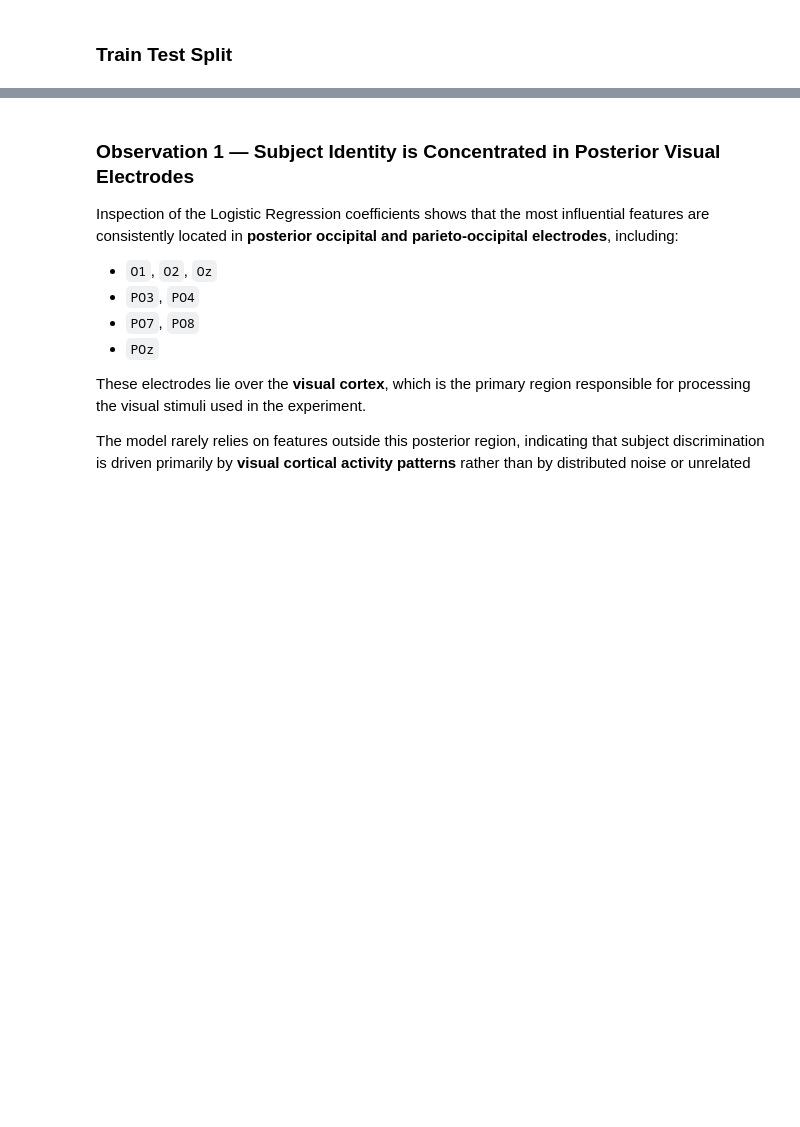
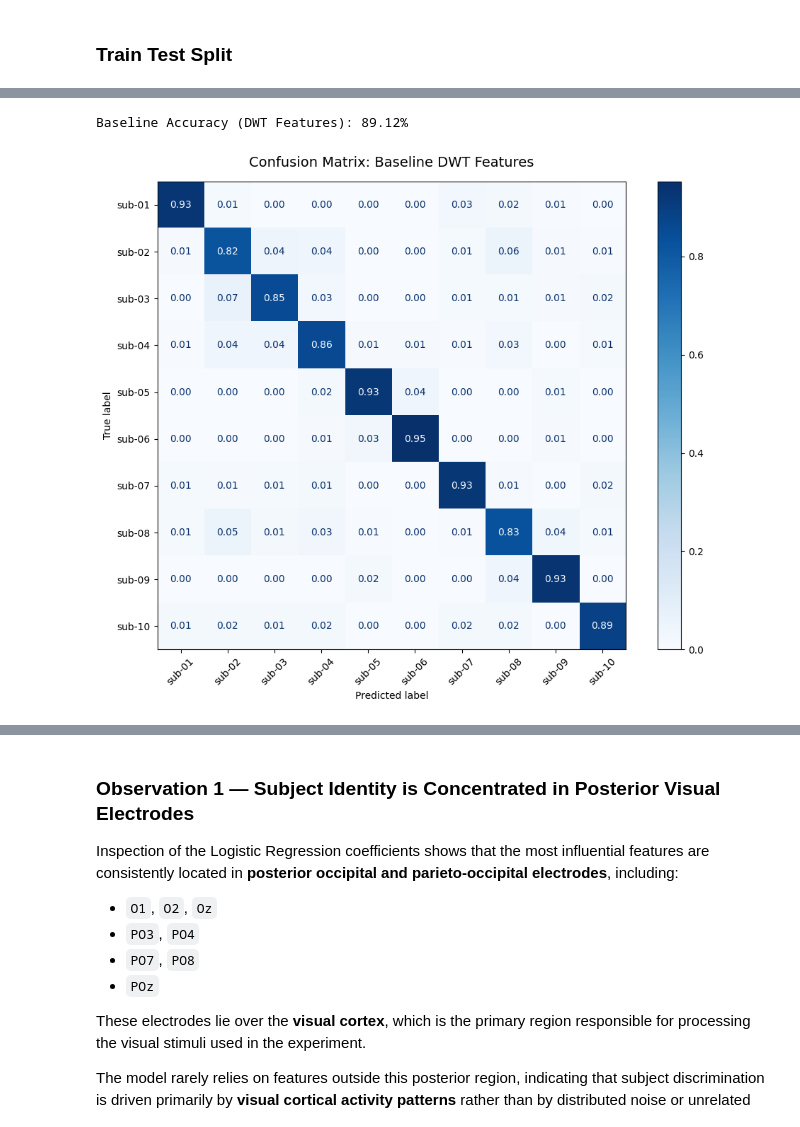
Before and after one commit to Dennis-T-cloud/EEG-Biometrics-Neural-Identity, a Jupyter notebook: 05_ml.ipynb, the cells around one changed output, grey strips where cells are left out. Drawn from its saved outputs; the diff is of its cells as text; code cells hidden in the pictures; blank space fills up the shorter version.

```diff
--- a/05_ml.ipynb
+++ b/05_ml.ipynb
@@ -8,0 +9,7 @@ import seaborn as sns
+# %%
+data=np.load('wavelet_outputs/all_subjects_wavelet_features_db4_L5.npz',allow_pickle=True)
+X=data['X_features']
+y=data['y_labels']
+print(X.shape)
+print(y.shape)
+print(np.bincount(y))
@@ -581,0 +55,33 @@ Top features for subject 0:
+# %%
+from sklearn.pipeline import make_pipeline
+from sklearn.preprocessing import StandardScaler
+from sklearn.linear_model import LogisticRegression
+from sklearn.metrics import accuracy_score
+
+clf_baseline = make_pipeline(
+    StandardScaler(),
+    LogisticRegression(max_iter=2000, random_state=42, n_jobs=-1)
+)
+
+clf_baseline.fit(X_train, y_train)
+y_pred_baseline = clf_baseline.predict(X_test)
+acc_baseline = accuracy_score(y_test, y_pred_baseline)
+print(f"Baseline Accuracy (DWT Features): {acc_baseline * 100:.2f}%")
+# %% [output]
+Baseline Accuracy (DWT Features): 89.12%
+# %%
+import matplotlib.pyplot as plt
+from sklearn.metrics import ConfusionMatrixDisplay
+
+fig, ax = plt.subplots(figsize=(10, 8))
+ConfusionMatrixDisplay.from_estimator(
+    clf_baseline, X_test, y_test,
+    display_labels= [f"sub-{i:02d}" for i in range(1, 11)],
+    cmap='Blues', ax=ax, normalize='true', values_format='.2f'
+)
+plt.title("Confusion Matrix: Baseline DWT Features", fontsize=14, pad=15)
+plt.xticks(rotation=45)
+plt.tight_layout()
+plt.show()
+# %% [output]
+[figure, added]
```
Also changed, not shown: parts of 65 cells of this notebook, 4 other files.
